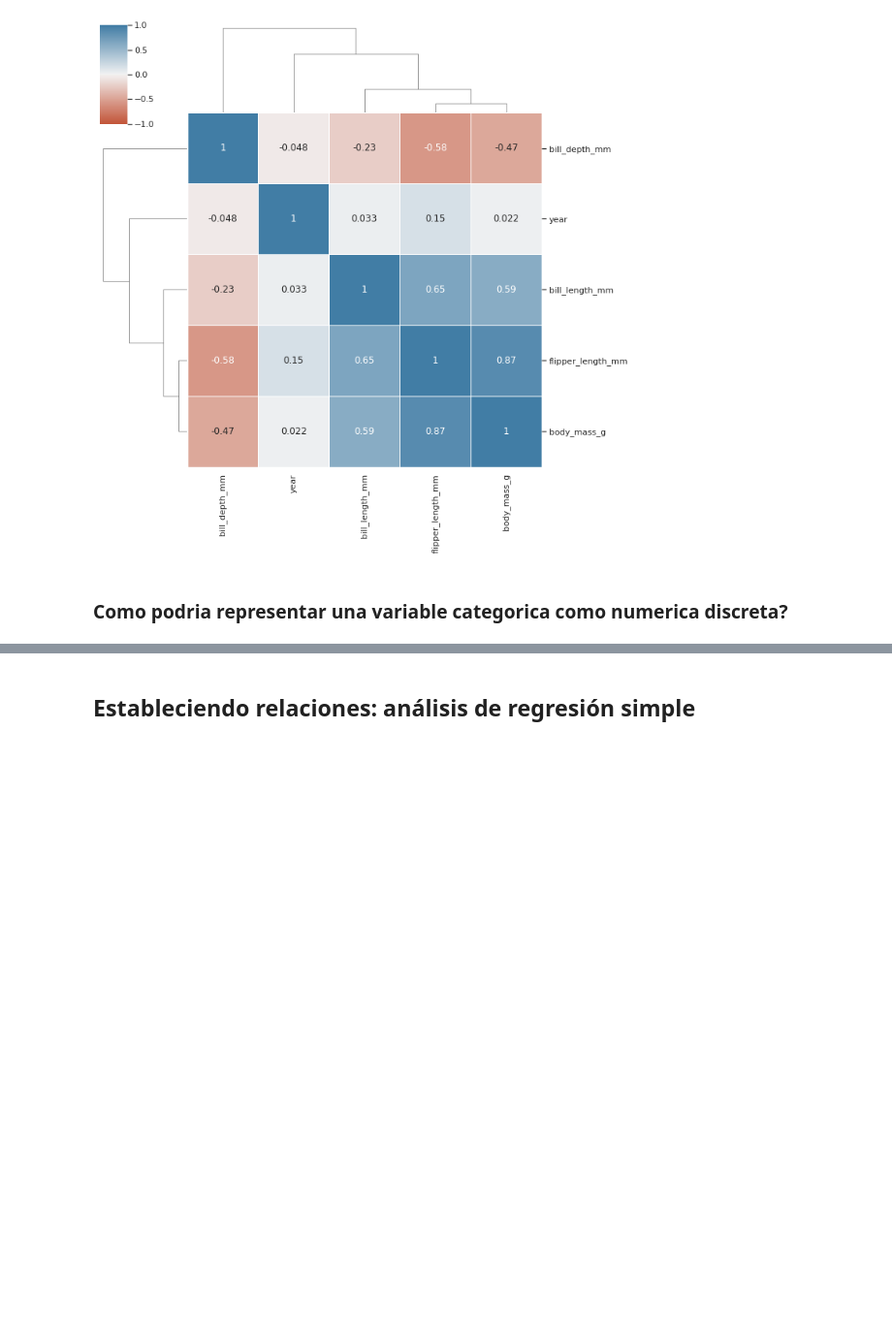
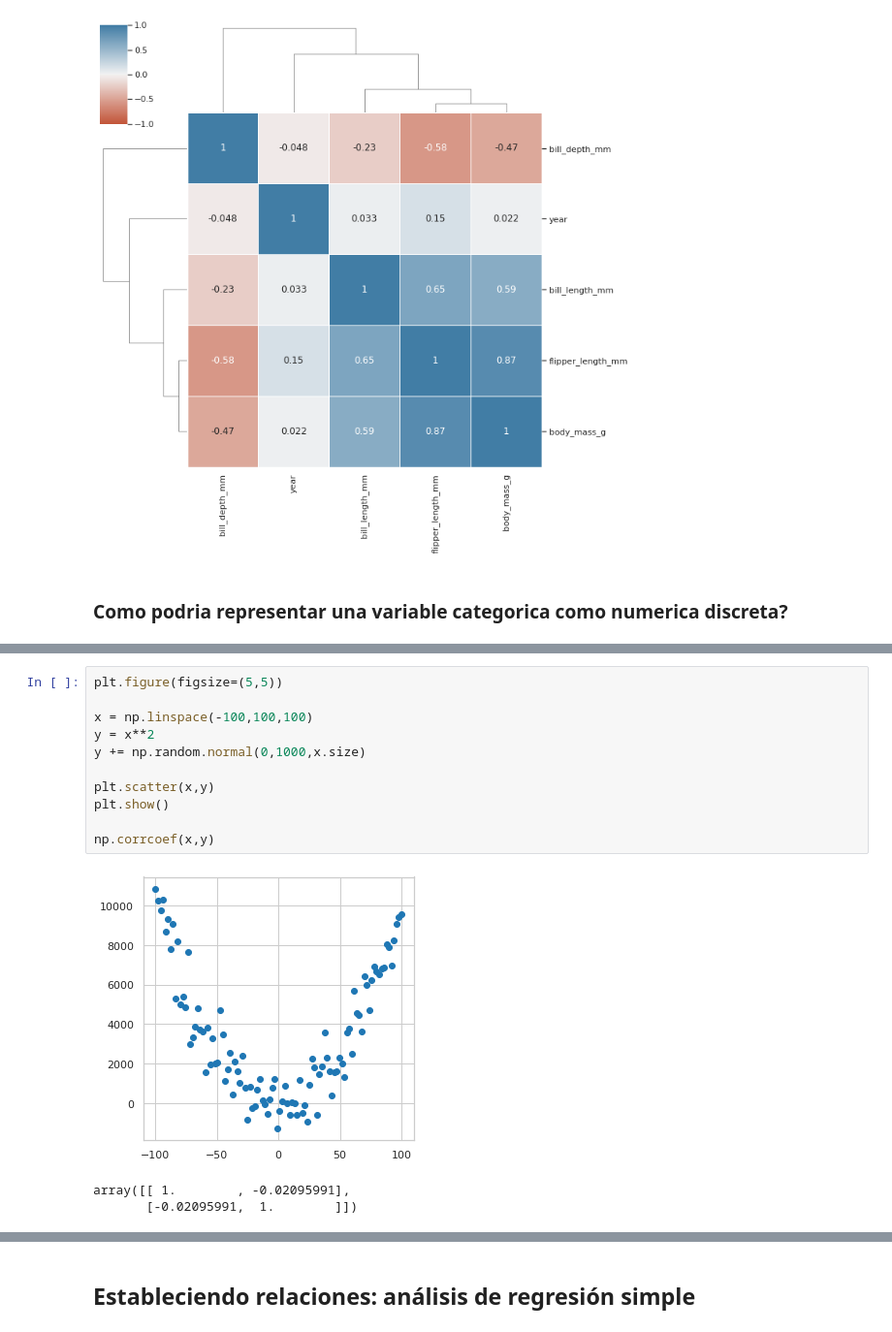
Before and after one commit to mazzaroli/EDA, a Jupyter notebook: article/notebook.ipynb, the cells around one changed output, grey strips where cells are left out. Shown at 97% size. Saved outputs shown, nothing was run; the diff lists cells and outputs as text; blank space fills up the shorter version.

```diff
--- a/article/notebook.ipynb
+++ b/article/notebook.ipynb
@@ -1884,0 +1875,15 @@ penguins_df.iloc[:,8:11,]
+# %%
+plt.figure(figsize=(5,5))
+
+x = np.linspace(-100,100,100)
+y = x**2
+y += np.random.normal(0,1000,x.size)
+
+plt.scatter(x,y)
+plt.show()
+
+np.corrcoef(x,y)
+# %% [output]
+[figure, added]
+array([[ 1.        , -0.02095991],
+       [-0.02095991,  1.        ]])
```
Also changed, not shown: parts of 25 cells of this notebook, 1 other file.
